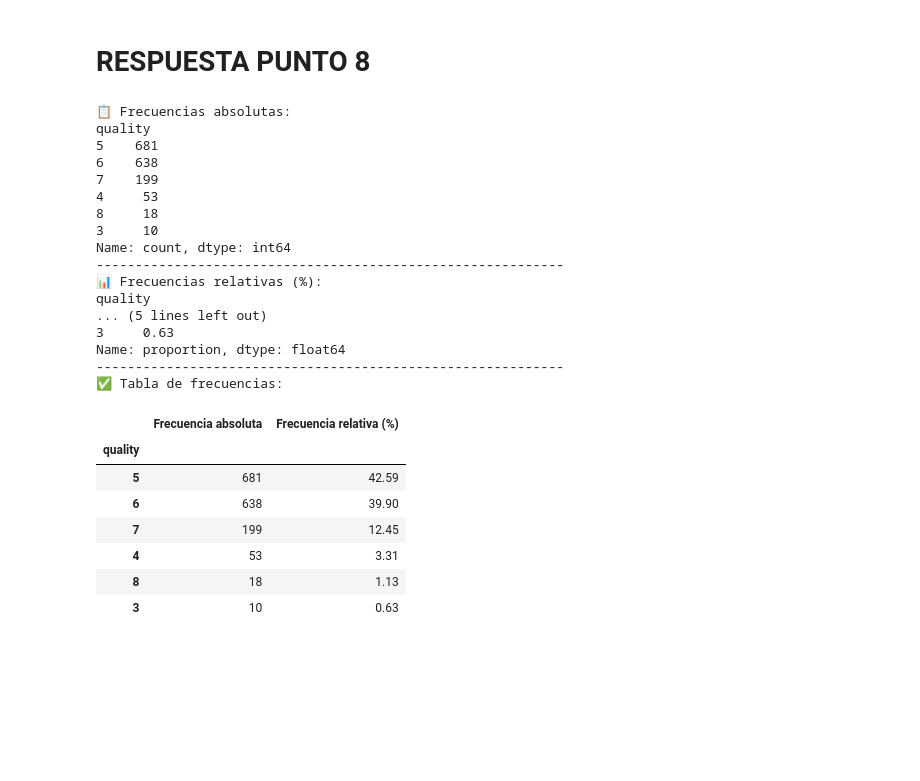
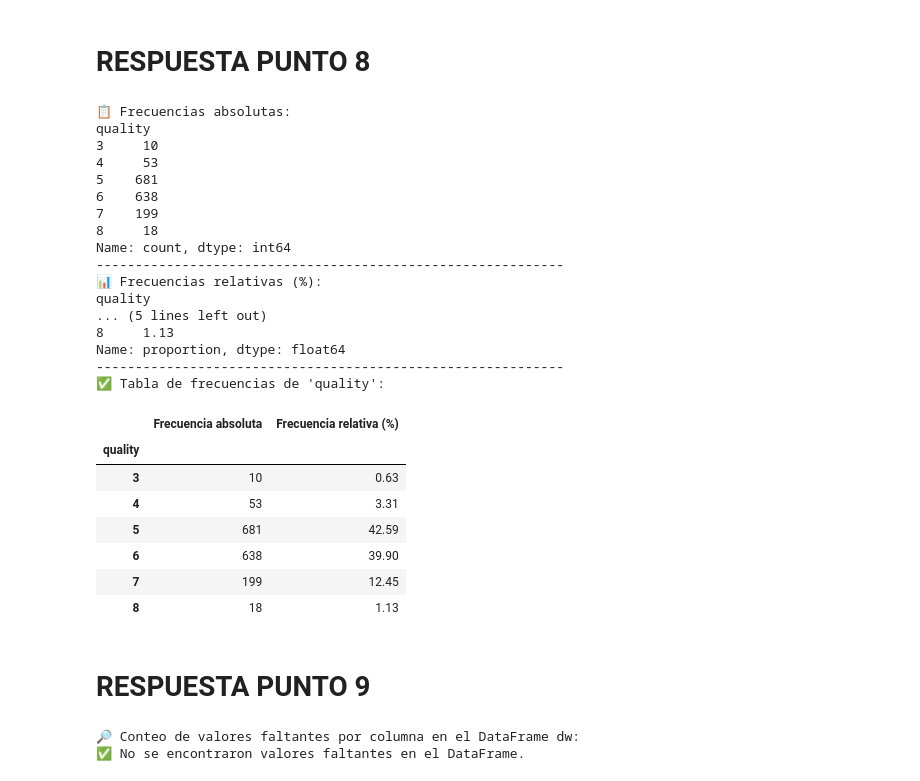
Before and after one commit to DanielFLeonC/sistemas-avanzados-de-produccion, a Jupyter notebook: aguirre_fabian_leon_daniel_garcia_jonathan_diaz_mercy.ipynb, the cells around one changed output. Cells and saved outputs as stored; diff of their text form; code cells hidden in the pictures; blank space fills up the shorter version.

```diff
--- a/aguirre_fabian_leon_daniel_garcia_jonathan_diaz_mercy.ipynb
+++ b/aguirre_fabian_leon_daniel_garcia_jonathan_diaz_mercy.ipynb
@@ -1227,58 +1227,82 @@ Name: alcohol, dtype: float64
 # **RESPUESTA PUNTO 8**
 # %%
 # ============================================================
-# 📊 Tabla de frecuencias para una variable categórica
+# 📊 Tabla de frecuencias para la variable categórica 'quality'
 # ============================================================
 
-# 🔹 Seleccionamos una columna categórica (cambia 'columna_categorica' por la tuya)
+# 🔹 Seleccionamos la columna categórica: 'quality'
 col = "quality"
 
 # 1. Conteo de frecuencias absolutas
-frecuencias = dw[col].value_counts()
+frecuencias = dw[col].value_counts().sort_index()
 
 print("📋 Frecuencias absolutas:")
 print(frecuencias)
 print("-" * 60)
 
 # 2. Conteo de frecuencias relativas (porcentaje)
-frecuencias_relativas = dw[col].value_counts(normalize=True) * 100
+frecuencias_relativas = dw[col].value_counts(normalize=True).sort_index() * 100
 
 print("📊 Frecuencias relativas (%):")
 print(frecuencias_relativas.round(2))
 print("-" * 60)
 
 # 3. Convertir en DataFrame (más ordenado)
 tabla_frecuencias = pd.DataFrame({
     "Frecuencia absoluta": frecuencias,
     "Frecuencia relativa (%)": frecuencias_relativas.round(2)
 })
 
 # Mostrar la tabla final
-print("✅ Tabla de frecuencias:")
+print("✅ Tabla de frecuencias de 'quality':")
 display(tabla_frecuencias)
 # %% [output]
 📋 Frecuencias absolutas:
 quality
+3     10
+4     53
 5    681
 6    638
 7    199
-4     53
 8     18
-3     10
 Name: count, dtype: int64
 ------------------------------------------------------------
 📊 Frecuencias relativas (%):
 quality
 ... (5 lines left out)
-3     0.63
+8     1.13
 Name: proportion, dtype: float64
 ------------------------------------------------------------
-✅ Tabla de frecuencias:
+✅ Tabla de frecuencias de 'quality':
 |  | Frecuencia absoluta | Frecuencia relativa (%) |
 | quality |  |  |
+| 3 | 10 | 0.63 |
+| 4 | 53 | 3.31 |
 | 5 | 681 | 42.59 |
 | 6 | 638 | 39.90 |
 | 7 | 199 | 12.45 |
-| 4 | 53 | 3.31 |
 | 8 | 18 | 1.13 |
-| 3 | 10 | 0.63 |
+# %% [markdown]
+# **RESPUESTA PUNTO 9**
+# %%
+# ============================================================
+# 📊 Valores faltantes en dw
+# ============================================================
+
+# Calcular los valores faltantes por columna
+faltantes = dw.isnull().sum()
+
+# Filtrar únicamente las columnas que tienen faltantes
+faltantes = faltantes[faltantes > 0]
+
+# Mostrar resultado
+print("🔎 Conteo de valores faltantes por columna en el DataFrame dw:")
+
+# Si hay columnas con faltantes, mostrarlas
+if not faltantes.empty:
+    display(faltantes.to_frame(name="Valores faltantes"))
+else:
+    print("✅ No se encontraron valores faltantes en el DataFrame.")
+# %% [output]
+🔎 Conteo de valores faltantes por columna en el DataFrame dw:
+✅ No se encontraron valores faltantes en el DataFrame.
```
Also changed, not shown: parts of 3 cells of this notebook.
